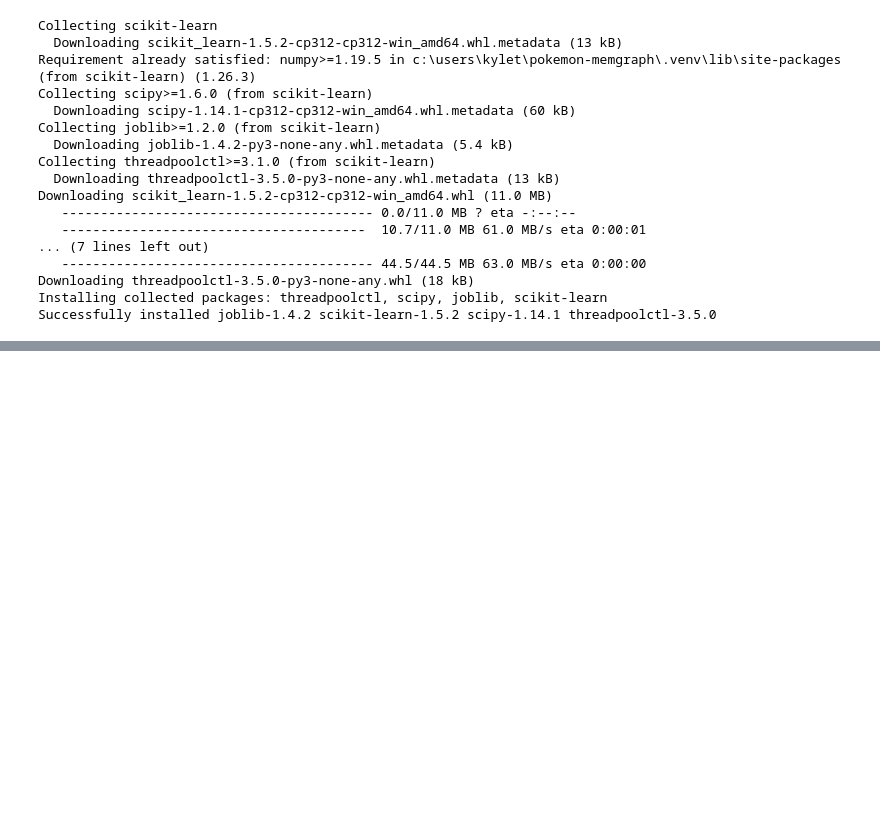
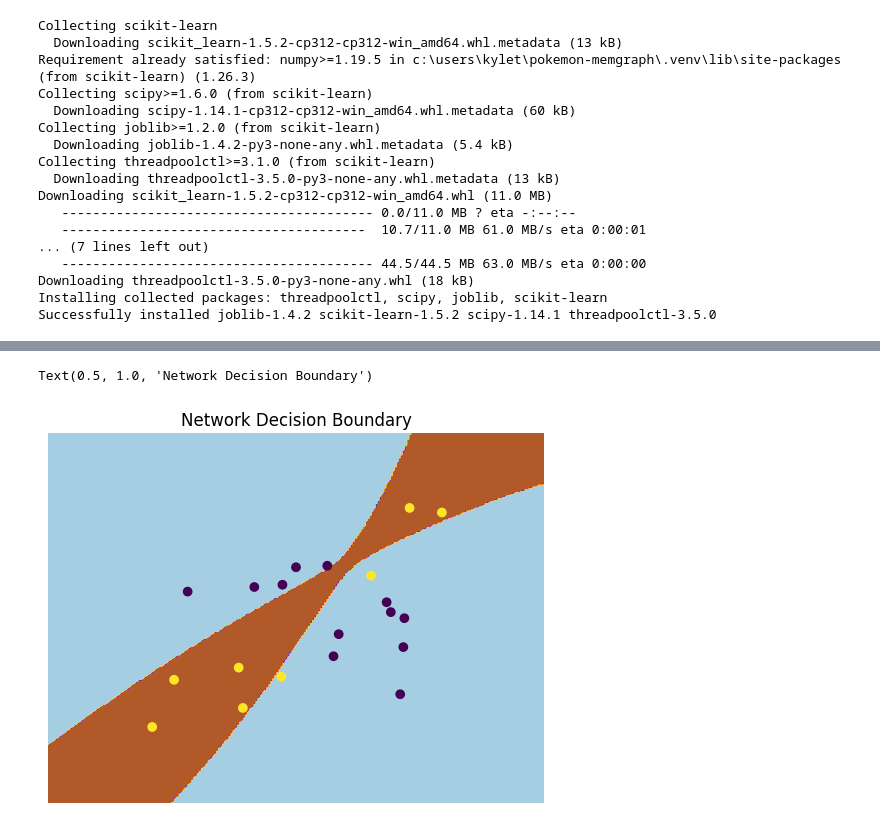
Before and after one commit to Britney-Pellouchoud/Advertising-Neural-Network, a Jupyter notebook: finalproject.ipynb, the cells around one changed output, grey strips where cells are left out. Saved outputs shown, nothing was run; the diff lists cells and outputs as text; code cells hidden in the pictures; blank space fills up the shorter version.

```diff
--- a/finalproject.ipynb
+++ b/finalproject.ipynb
@@ -208,0 +230,38 @@ Best Threshold: 0.4444444444444445, Best Accuracy: 0.8
+# %%
+#get mesh grid for perceptron to iterate through
+h = .02
+x_min, x_max = data[:, 0].min() - 1, data[:, 0].max() + 1
+y_min, y_max = data[:, 1].min() - 1, data[:, 1].max() + 1
+xx, yy = np.meshgrid(np.arange(x_min, x_max, h),np.arange(y_min, y_max, h))
+
+# get data in a way that the perceptron can read it
+new_test = np.c_[xx.ravel(),yy.ravel()]
+
+#preprocessing
+X_sq = np.array([i**2 for i in new_test])
+X_x1_x2 = np.array([i[0]*i[1] for i in new_test])
+training_data = np.concatenate((new_test, X_sq), axis = 1)
+X_x1_x2 = X_x1_x2.reshape(new_test.shape[0],1)
+all_training_data = np.concatenate((training_data, X_x1_x2),1)
+predictions = [feed_forward(output, x) for x in all_training_data]
+preds = np.array([1 if p >= best_threshold else 0 for p in predictions])
+
+# reshape to work with contourf
+preds = preds.reshape(xx.shape)
+
+# create plot
+fig, ax = plt.subplots()
+
+# Put the result into a color plot
+ax.contourf(xx, yy, preds, cmap=plt.cm.Paired)
+ax.axis('off')
+
+# Plot the points: all (uncommented) or testing (commented)
+
+# ax.scatter(X_test[:, 0], X_test[:, 1], c=y_test)
+ax.scatter(data[:, 0], data[:, 1], c=taca)
+
+ax.set_title('Network Decision Boundary')
+# %% [output]
+Text(0.5, 1.0, 'Network Decision Boundary')
+[figure, added]
```
Also changed, not shown: parts of 3 cells of this notebook.
